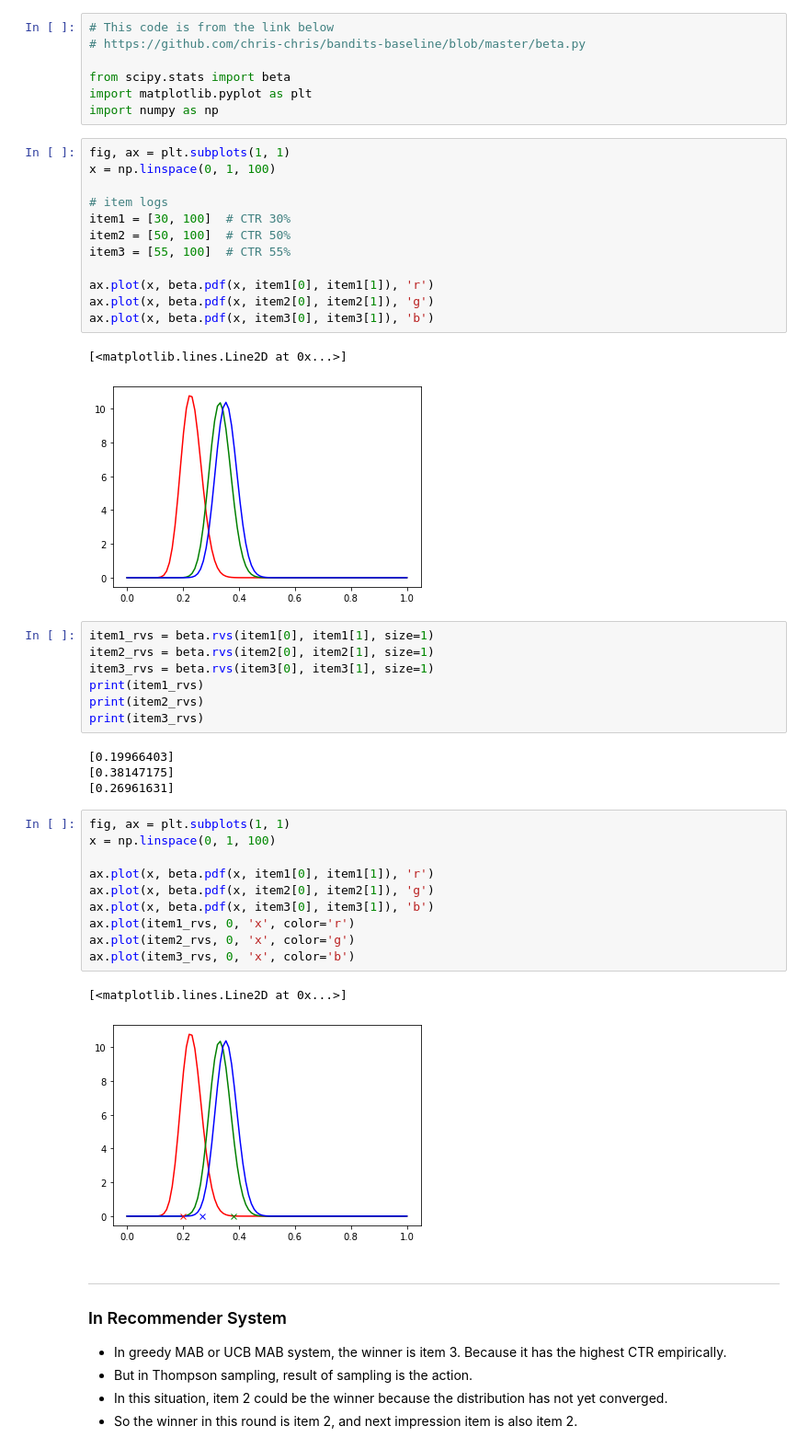
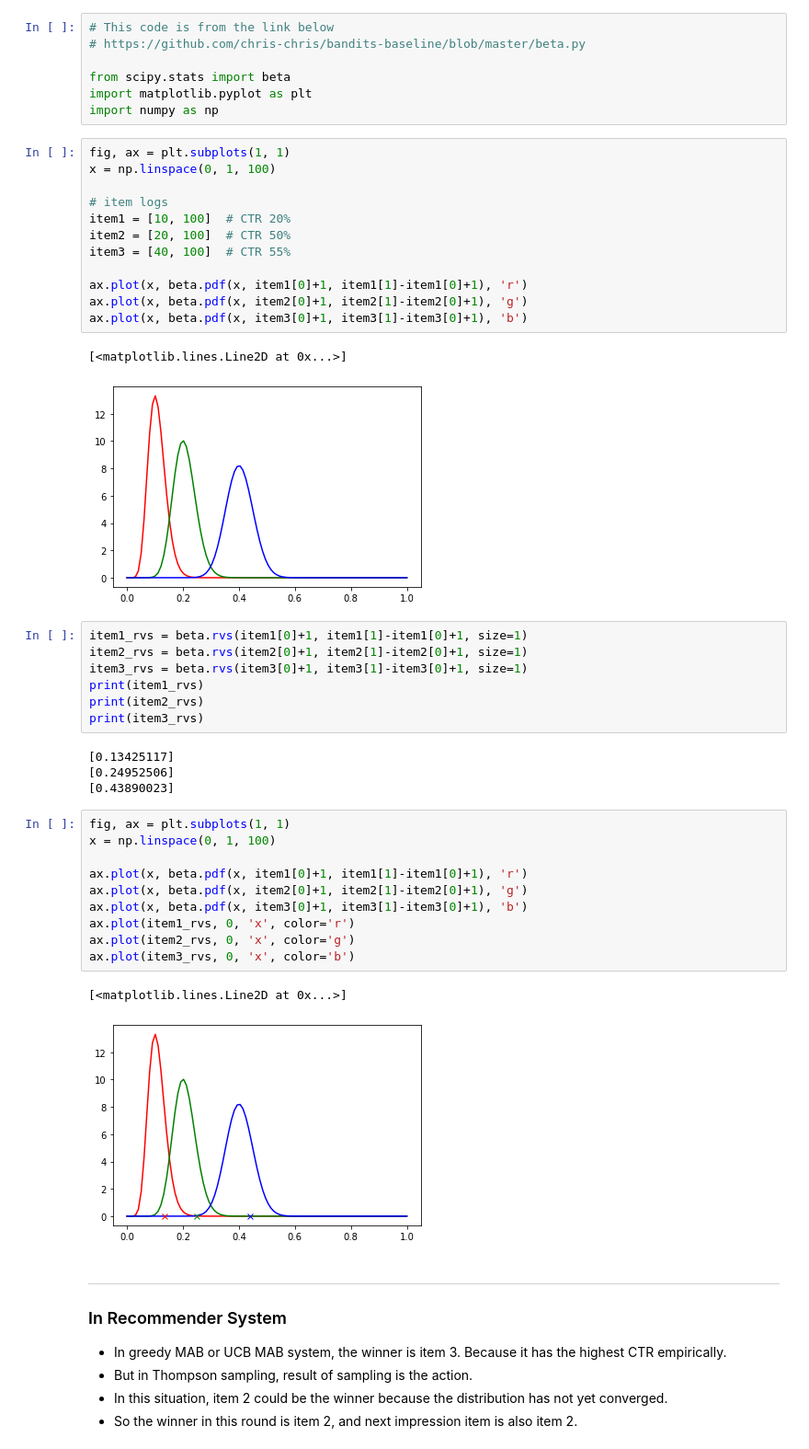
Before and after one commit to yoonkt200/ml-theory-python, a Jupyter notebook: 06-mab/02-thompson-sampling.ipynb, the cells around one changed output. Shown at 92% size. Saved outputs shown, nothing was run; the diff lists cells and outputs as text.

Commit message:
alpha, beta define edit

```diff
--- a/06-mab/02-thompson-sampling.ipynb
+++ b/06-mab/02-thompson-sampling.ipynb
@@ -33,40 +33,40 @@ fig, ax = plt.subplots(1, 1)
 x = np.linspace(0, 1, 100)
 
 # item logs
-item1 = [30, 100]  # CTR 30%
-item2 = [50, 100]  # CTR 50%
-item3 = [55, 100]  # CTR 55%
+item1 = [10, 100]  # CTR 20%
+item2 = [20, 100]  # CTR 50%
+item3 = [40, 100]  # CTR 55%
 
-ax.plot(x, beta.pdf(x, item1[0], item1[1]), 'r')
-ax.plot(x, beta.pdf(x, item2[0], item2[1]), 'g')
-ax.plot(x, beta.pdf(x, item3[0], item3[1]), 'b')
+ax.plot(x, beta.pdf(x, item1[0]+1, item1[1]-item1[0]+1), 'r')
+ax.plot(x, beta.pdf(x, item2[0]+1, item2[1]-item2[0]+1), 'g')
+ax.plot(x, beta.pdf(x, item3[0]+1, item3[1]-item3[0]+1), 'b')
 # %% [output]
 [<matplotlib.lines.Line2D at 0x...>]
-[figure, old version]
+[figure, new version]
 # %%
-item1_rvs = beta.rvs(item1[0], item1[1], size=1)
-item2_rvs = beta.rvs(item2[0], item2[1], size=1)
-item3_rvs = beta.rvs(item3[0], item3[1], size=1)
+item1_rvs = beta.rvs(item1[0]+1, item1[1]-item1[0]+1, size=1)
+item2_rvs = beta.rvs(item2[0]+1, item2[1]-item2[0]+1, size=1)
+item3_rvs = beta.rvs(item3[0]+1, item3[1]-item3[0]+1, size=1)
 print(item1_rvs)
 print(item2_rvs)
 print(item3_rvs)
 # %% [output]
-[0.19966403]
-[0.38147175]
-[0.26961631]
+[0.13425117]
+[0.24952506]
+[0.43890023]
 # %%
 fig, ax = plt.subplots(1, 1)
 x = np.linspace(0, 1, 100)
 
-ax.plot(x, beta.pdf(x, item1[0], item1[1]), 'r')
-ax.plot(x, beta.pdf(x, item2[0], item2[1]), 'g')
-ax.plot(x, beta.pdf(x, item3[0], item3[1]), 'b')
+ax.plot(x, beta.pdf(x, item1[0]+1, item1[1]-item1[0]+1), 'r')
+ax.plot(x, beta.pdf(x, item2[0]+1, item2[1]-item2[0]+1), 'g')
+ax.plot(x, beta.pdf(x, item3[0]+1, item3[1]-item3[0]+1), 'b')
 ax.plot(item1_rvs, 0, 'x', color='r')
 ax.plot(item2_rvs, 0, 'x', color='g')
 ax.plot(item3_rvs, 0, 'x', color='b')
 # %% [output]
 [<matplotlib.lines.Line2D at 0x...>]
-[figure, old version]
+[figure, new version]
 # %% [markdown]
 ----
 
```
Also changed, not shown: parts of 12 cells of this notebook.
